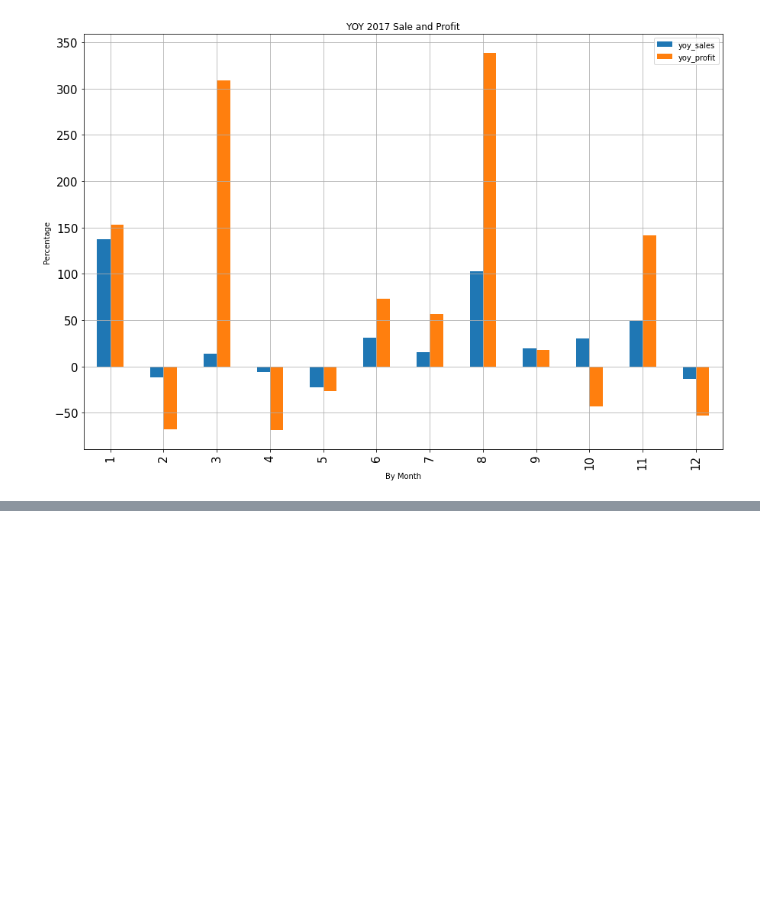
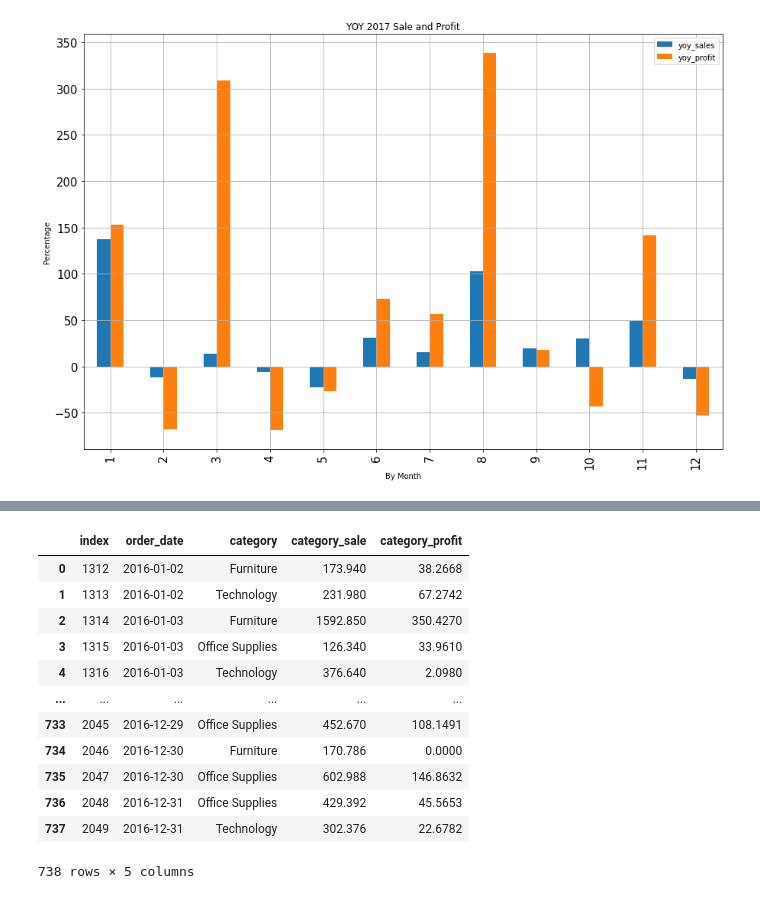
Before and after one commit to haodong191/superstore-project, a Jupyter notebook: superstore analysis with Postgres SQL connection.ipynb, the cells around one changed output, grey strips where cells are left out. Drawn from its saved outputs; the diff is of its cells as text; code cells hidden in the pictures; blank space fills up the shorter version.

```diff
--- a/superstore analysis with Postgres SQL connection.ipynb
+++ b/superstore analysis with Postgres SQL connection.ipynb
@@ -317,0 +367,18 @@ yoy2017_sales_df[['yoy_sales','yoy_profit']].plot(kind='bar', title='YOY 2017 Sa
+# %%
+category_yoy2016_df = category_yoy_df[(category_yoy_df['order_date'] >= "2016-1-1") & (category_yoy_df['order_date'] <= "2016-12-31")]
+category_yoy2016_df = category_yoy2016_df.reset_index()
+category_yoy2016_df
+# %% [output]
+|  | index | order_date | category | category_sale | category_profit |
+| 0 | 1312 | 2016-01-02 | Furniture | 173.940 | 38.2668 |
+| 1 | 1313 | 2016-01-02 | Technology | 231.980 | 67.2742 |
+| 2 | 1314 | 2016-01-03 | Furniture | 1592.850 | 350.4270 |
+| 3 | 1315 | 2016-01-03 | Office Supplies | 126.340 | 33.9610 |
+| 4 | 1316 | 2016-01-03 | Technology | 376.640 | 2.0980 |
+| ... | ... | ... | ... | ... | ... |
+| 733 | 2045 | 2016-12-29 | Office Supplies | 452.670 | 108.1491 |
+| 734 | 2046 | 2016-12-30 | Furniture | 170.786 | 0.0000 |
+| 735 | 2047 | 2016-12-30 | Office Supplies | 602.988 | 146.8632 |
+| 736 | 2048 | 2016-12-31 | Office Supplies | 429.392 | 45.5653 |
+| 737 | 2049 | 2016-12-31 | Technology | 302.376 | 22.6782 |
+738 rows × 5 columns
```
Also changed, not shown: parts of 9 cells of this notebook.
